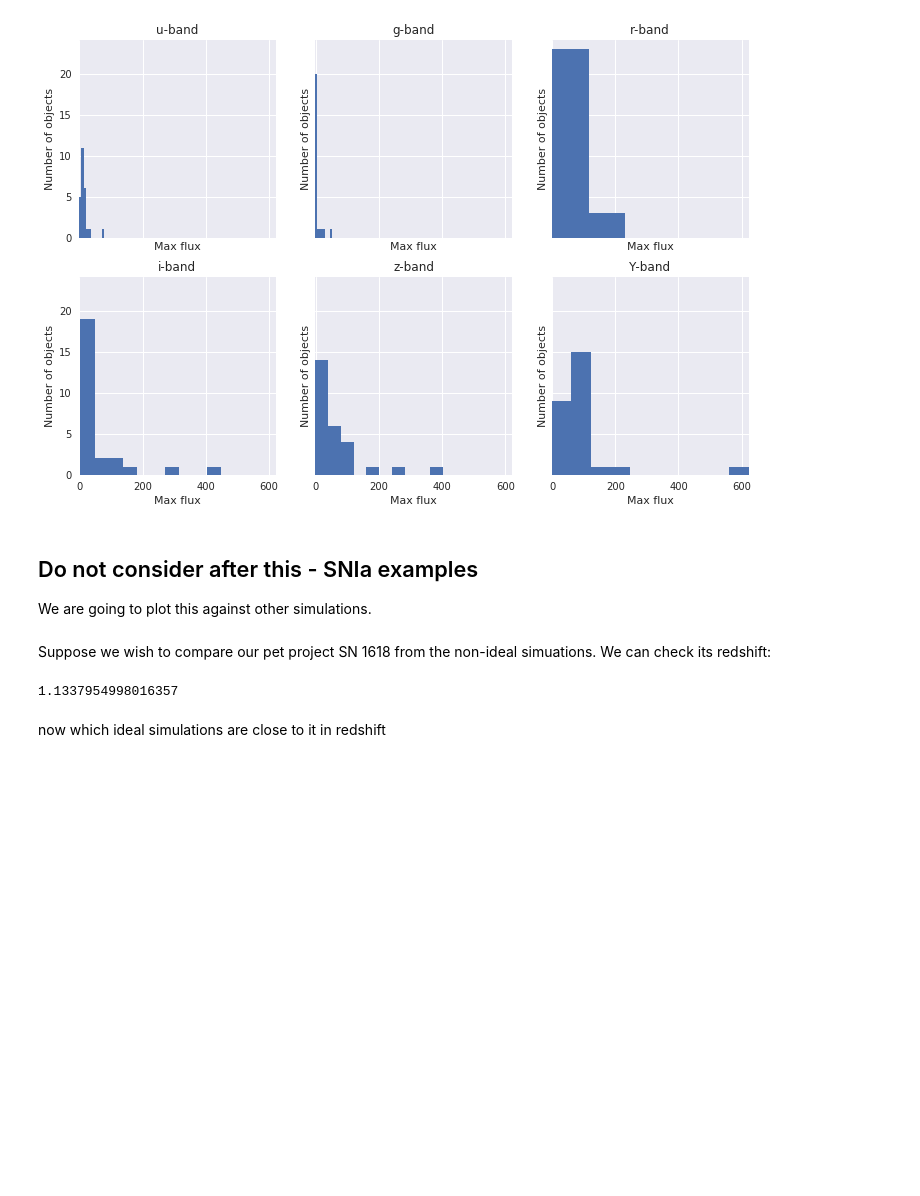
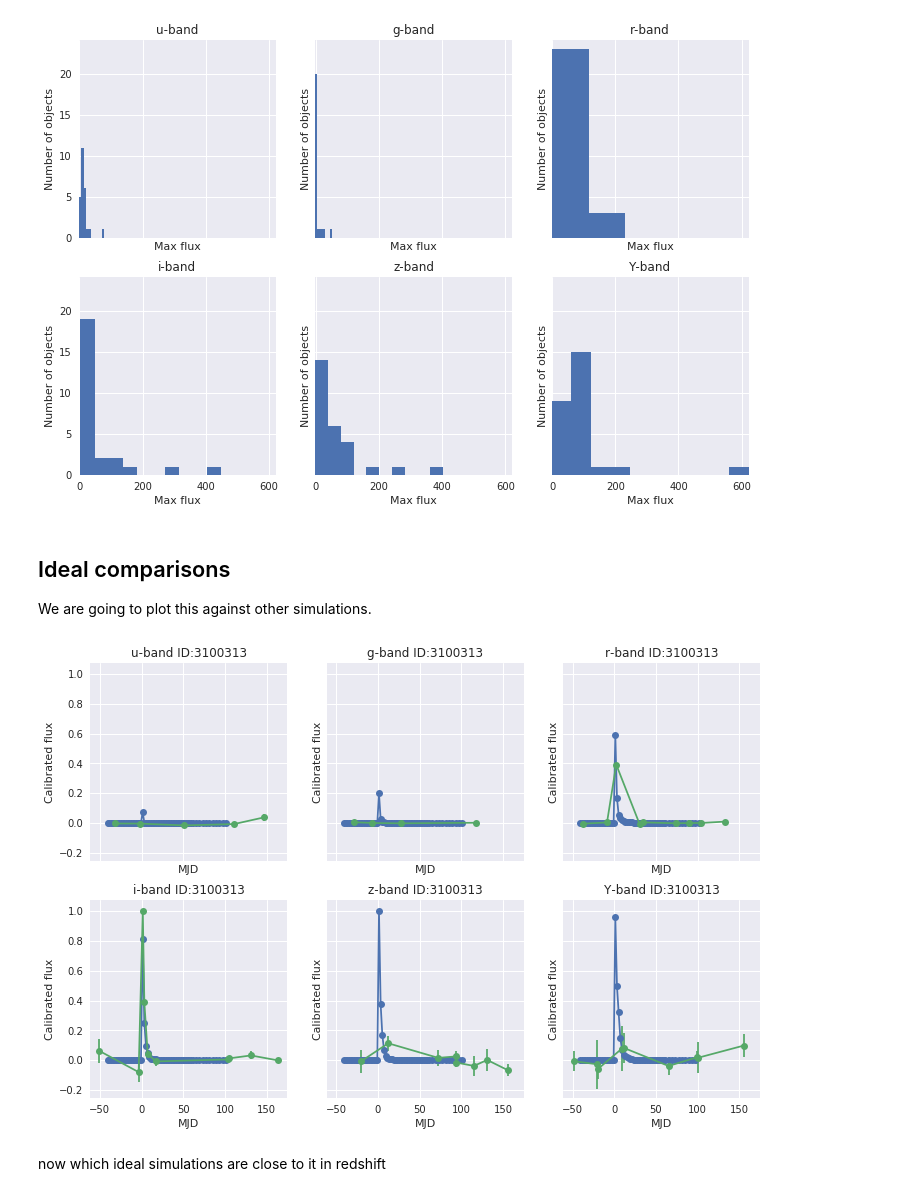
Before and after one commit to emilleishida/PLAsTiCC_Validation, a Jupyter notebook: pkl/MODEL50/PLAsTiCC_validation_MODEL50.ipynb, the cells around one changed output. Drawn from its saved outputs; the diff is of its cells as text; code cells hidden in the pictures; blank space fills up the shorter version.

```diff
--- a/pkl/MODEL50/PLAsTiCC_validation_MODEL50.ipynb
+++ b/pkl/MODEL50/PLAsTiCC_validation_MODEL50.ipynb
@@ -285,16 +285,17 @@ for id_f, f in enumerate(LSST_FILTERS):
 # %% [output]
 [figure]
 # %% [markdown]
-## Do not consider after this - SNIa examples
+## Ideal comparisons
 
 We are going to plot this against other simulations.
-# %% [markdown]
-Suppose we wish to compare our pet project SN 1618 from the non-ideal simuations. We can check its redshift:
-# %%
-z1618 = X.z[1618]
-z1618
-# %% [output]
-1.1337954998016357
+# %%
+X1, y1 = read_data('IDEAL_MODEL50_train.pkl')
+# %%
+fig, axes = plt.subplots(2, 3, sharex=True, sharey=True, figsize=(12, 8))
+plot_lightcurves(0, X1)
+plot_lightcurves(0, X)
+# %% [output]
+[figure, added]
 # %% [markdown]
 now which ideal simulations are close to it in redshift
 # %%
```
Also changed, not shown: parts of 1 cell of this notebook, 12 other files.
